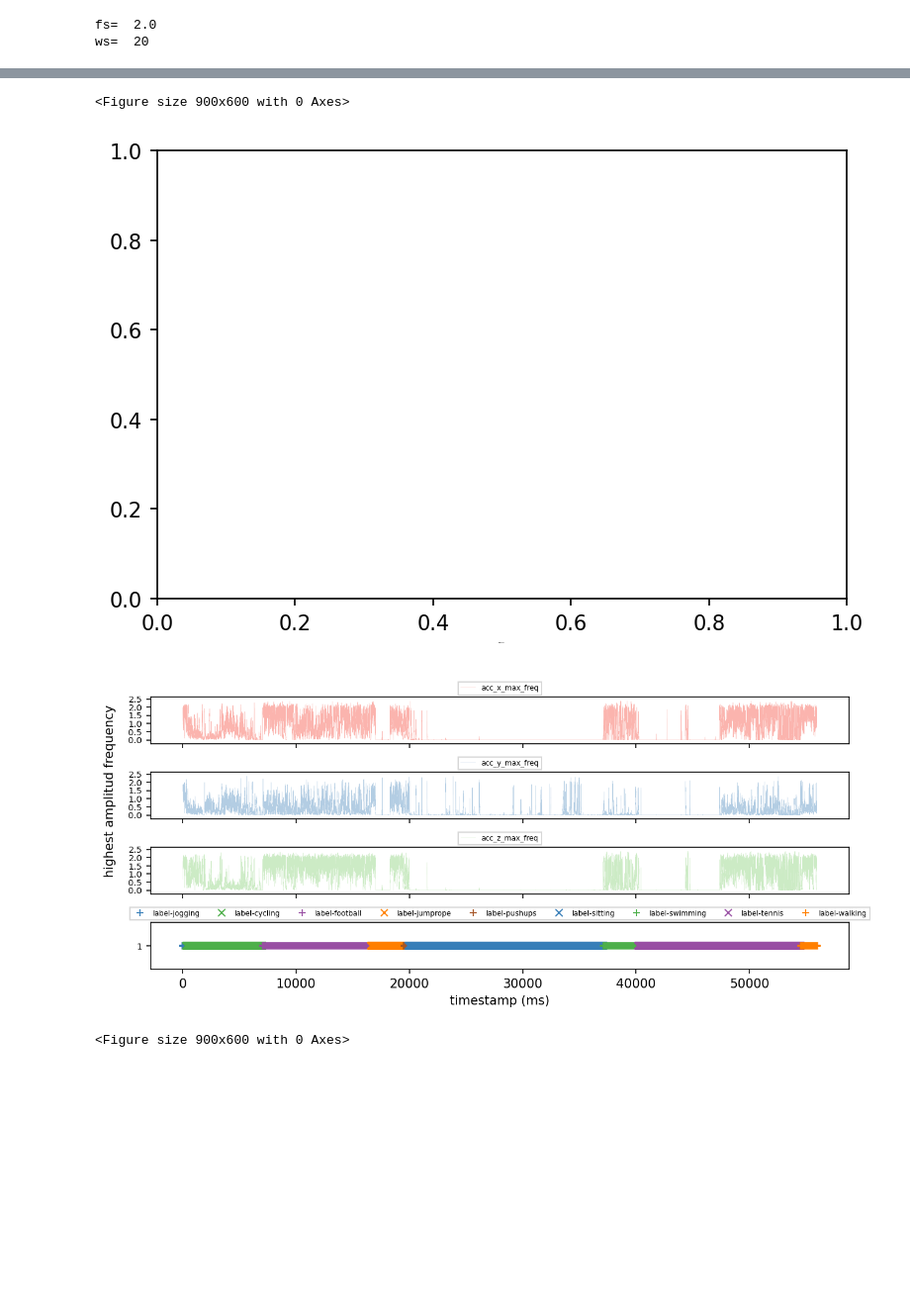
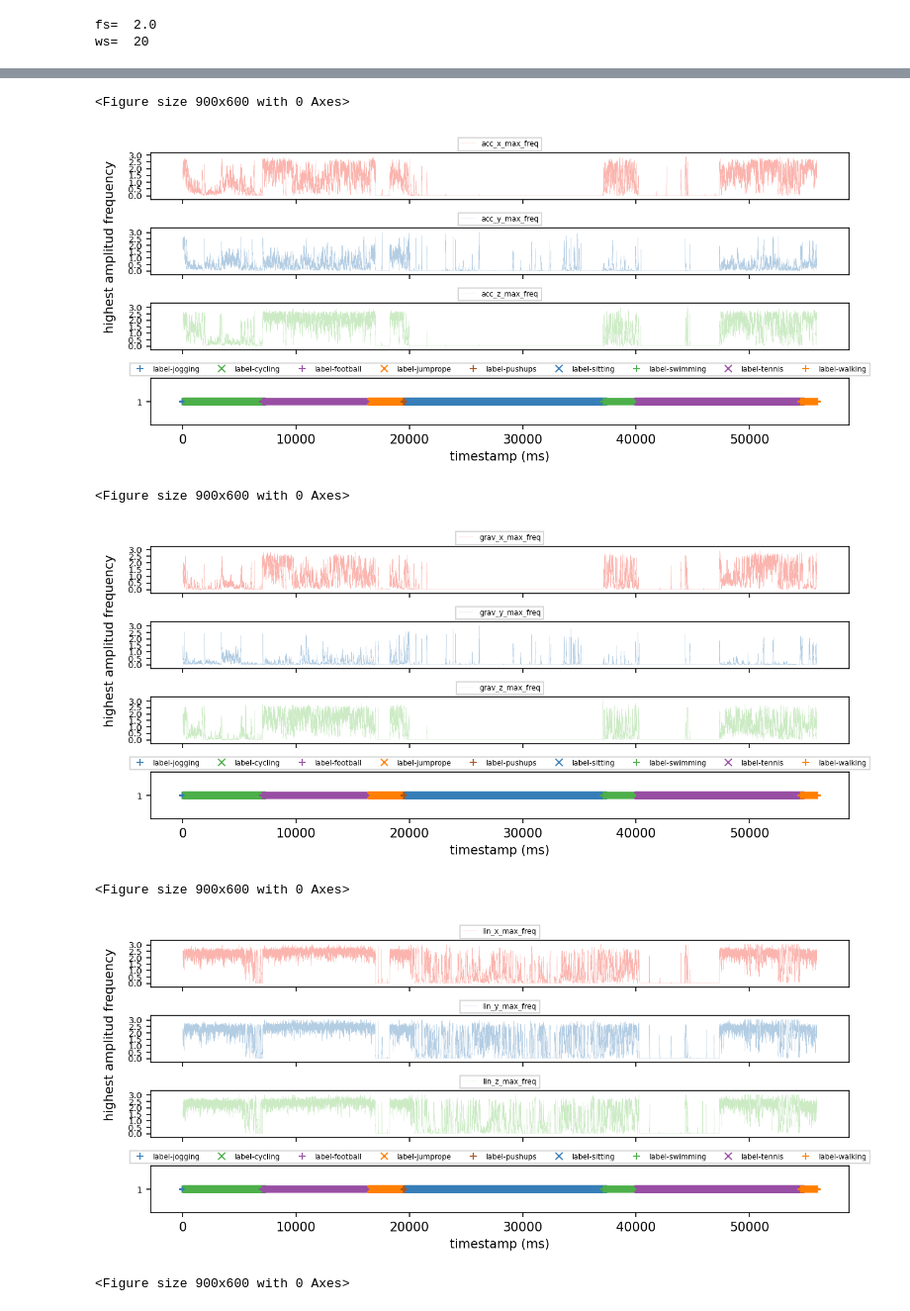
Before and after one commit to nedimazar/MLQS-G91-A1, a Jupyter notebook: src/A3_ch4.ipynb, the cells around one changed output, grey strips where cells are left out. Shown at 99% size. Saved outputs shown, nothing was run; the diff lists cells and outputs as text; code cells hidden in the pictures; blank space fills up the shorter version.

```diff
--- a/src/A3_ch4.ipynb
+++ b/src/A3_ch4.ipynb
@@ -15,7 +11,5 @@ from Chapter4.FrequencyAbstraction import FourierTransformation
 # %%
 def plot_frequencies(data_table, columns, match='like', display='line',size='',title=''):
-    plt.xlabel('xlabel', fontsize=0.5)
-
     point_displays = ['+', 'x']
     line_displays = ['-']
 
@@ -138,6 +114,9 @@ print("ws= ",ws)
 # %% [output]
 fs=  2.0
 ws=  20
+# %%
+fs = float(4)
+ws = 40
 # %%
 dataset.head()
 # %% [output]
@@ -150,8 +129,20 @@ dataset.head()
 5 rows × 25 columns
 # %%
-# dataset = dataset.head(55960)
-# dataset = dataset.head(55980)
 dataset = FreqAbs.abstract_frequency(dataset, ['acc_x'], ws, fs)
 dataset = FreqAbs.abstract_frequency(dataset, ['acc_y'], ws, fs)
 dataset = FreqAbs.abstract_frequency(dataset, ['acc_z'], ws, fs)
+
+dataset = FreqAbs.abstract_frequency(dataset, ['grav_x'], ws, fs)
+dataset = FreqAbs.abstract_frequency(dataset, ['grav_y'], ws, fs)
+dataset = FreqAbs.abstract_frequency(dataset, ['grav_z'], ws, fs)
+
+dataset = FreqAbs.abstract_frequency(dataset, ['lin_x'], ws, fs)
+dataset = FreqAbs.abstract_frequency(dataset, ['lin_y'], ws, fs)
+dataset = FreqAbs.abstract_frequency(dataset, ['lin_z'], ws, fs)
+
+dataset = FreqAbs.abstract_frequency(dataset, ['gyr_x'], ws, fs)
+dataset = FreqAbs.abstract_frequency(dataset, ['gyr_y'], ws, fs)
+dataset = FreqAbs.abstract_frequency(dataset, ['gyr_z'], ws, fs)
+# %%
+dataset = dataset[dataset.columns.drop(list(dataset.filter(regex='Hz_ws')))]
 # %%
@@ -173,10 +169,16 @@ dataset
 # %%
 %matplotlib inline
 plt.rcParams['figure.dpi'] = 150
 # plot_frequencies(dataset, ['acc_x_max_freq', 'acc_y_max_freq', 'acc_z_max_freq'], ['like','like', 'like'], ['line','line', 'line'],title="")
 plot_frequencies(dataset, ['acc_x_max_freq', 'acc_y_max_freq', 'acc_z_max_freq','label-'], ['like','like', 'like', 'like'], ['line','line', 'line', 'points'],title="")
+plot_frequencies(dataset, ['grav_x_max_freq', 'grav_y_max_freq', 'grav_z_max_freq','label-'], ['like','like', 'like', 'like'], ['line','line', 'line', 'points'],title="")
+plot_frequencies(dataset, ['lin_x_max_freq', 'lin_y_max_freq', 'lin_z_max_freq','label-'], ['like','like', 'like', 'like'], ['line','line', 'line', 'points'],title="")
+plot_frequencies(dataset, ['gyr_x_max_freq', 'gyr_y_max_freq', 'gyr_z_max_freq','label-'], ['like','like', 'like', 'like'], ['line','line', 'line', 'points'],title="")
 # %% [output]
 <Figure size 900x600 with 0 Axes>
-[figure, old version]
+[figure, new version]
+<Figure size 900x600 with 0 Axes>
-[figure, old version]
+[figure, new version]
-<Figure size 900x600 with 0 Axes>
+<Figure size 900x600 with 0 Axes>
+[figure, added]
+<Figure size 900x600 with 0 Axes>
```
Also changed, not shown: parts of 7 cells of this notebook, 1 other file.
